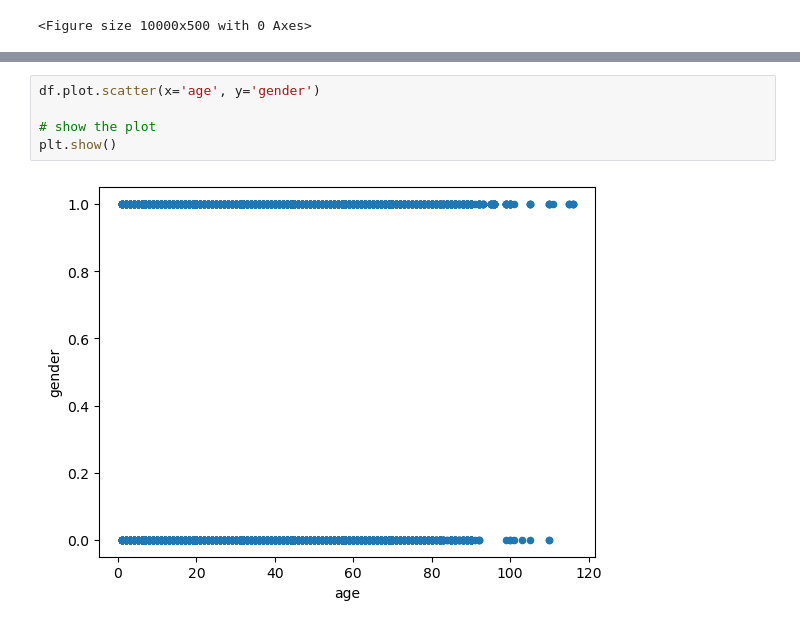
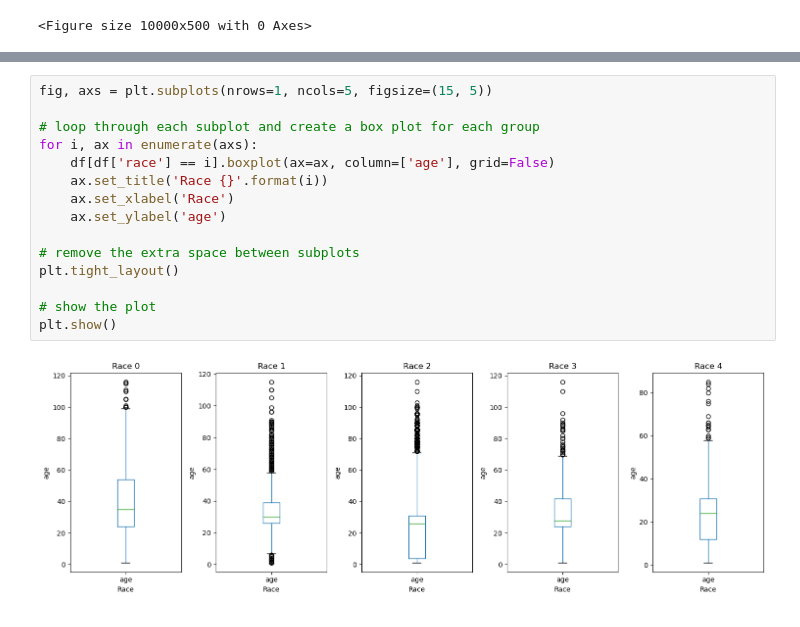
Before and after one commit to MaciejChotkowski/WzTUM, a Jupyter notebook: data_analysis.ipynb, the cells around one changed output, grey strips where cells are left out. Saved outputs shown, nothing was run; the diff lists cells and outputs as text.

```diff
--- a/data_analysis.ipynb
+++ b/data_analysis.ipynb
@@ -76,7 +67,17 @@ plt.show()
-# %%
-df.plot.scatter(x='age', y='gender')
-
-# show the plot
-plt.show()
-# %% [output]
-[figure, removed]
+# %%
+fig, axs = plt.subplots(nrows=1, ncols=5, figsize=(15, 5))
+
+# loop through each subplot and create a box plot for each group
+for i, ax in enumerate(axs):
+    df[df['race'] == i].boxplot(ax=ax, column=['age'], grid=False)
+    ax.set_title('Race {}'.format(i))
+    ax.set_xlabel('Race')
+    ax.set_ylabel('age')
+
+# remove the extra space between subplots
+plt.tight_layout()
+
+# show the plot
+plt.show()
+# %% [output]
+[figure, added]
```
Also changed, not shown: parts of 2 cells of this notebook.
